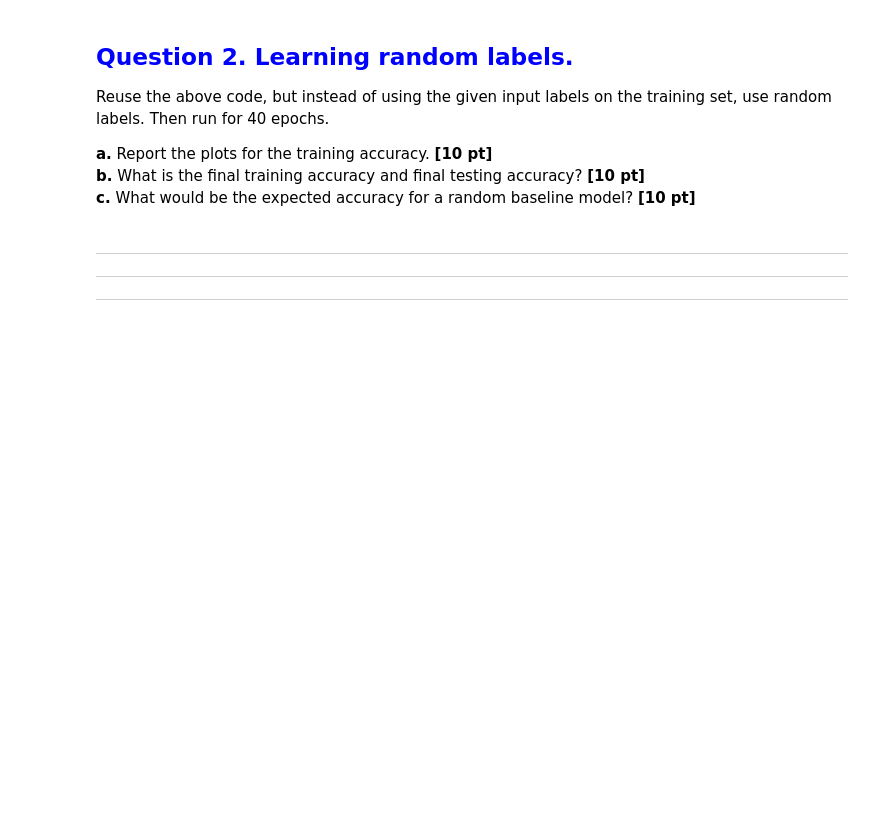
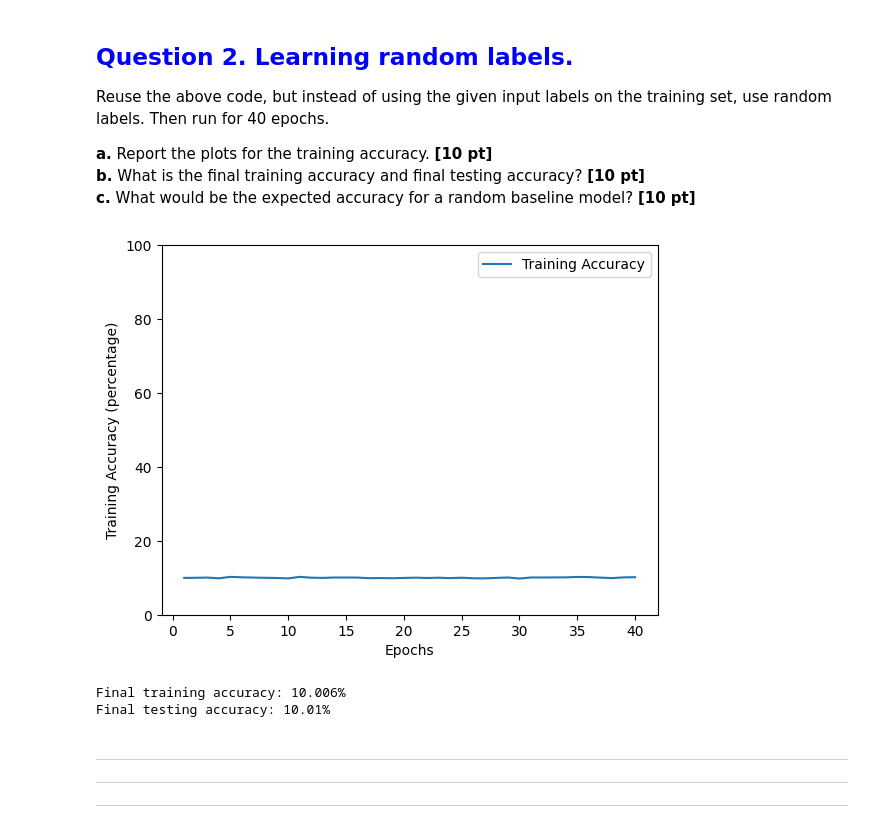
Before and after one commit to Toash/CS375-Assignments, a Jupyter notebook: cs375/assignment6_JUSTIN_HO.ipynb, the cells around one changed output. Cells and saved outputs as stored; diff of their text form; code cells hidden in the pictures; blank space fills up the shorter version.

```diff
--- a/cs375/assignment6_JUSTIN_HO.ipynb
+++ b/cs375/assignment6_JUSTIN_HO.ipynb
@@ -303,7 +297,7 @@ optimizer = optim.SGD(net.parameters(), lr=0.001, momentum=0.9)
 
 # a. plotting training accuracy per epoch
 train_accuracies = []
-epochs = 5
+epochs = 40
 
 # get labels
 training_labels = torch.tensor([])
@@ -321,49 +315,59 @@ for epoch in range(epochs):
         # dont need labels cause we using random ones
         inputs,_ = data
         random_labels = torch.randint(0,10,(4,))
+
         optimizer.zero_grad()
-
-        #net inputs is 4 tensors
-
-        # outputs represents probability for each class
         outputs = net(inputs)
-
         epoch_outputs = torch.cat([epoch_outputs,net(inputs)],dim=0)
 
         loss=criterion(outputs, random_labels)
         loss.backward()
         optimizer.step()
         epoch_training_loss += loss.item()
 
     # accuracy of epoch
     # indexes represent the classes that the model things is the correct one
     values, indexes = torch.max(epoch_outputs, 1)
 
     # predicted
-    #print(labels)
     epoch_correct_count += (indexes == training_labels).sum().item()
     train_accuracy = (epoch_correct_count / len(training_labels)) * 100
     train_accuracies.append(train_accuracy)
 
-    #train_accuracy = calculate_accuracy(net,trainloader)
-    #print(f'Training accuracy for epoch {epoch+1}: {train_accuracy}')
 
 # plot
 plt.plot(range(1, epochs+1), train_accuracies, label='Training Accuracy')
 plt.xlabel('Epochs')
 plt.ylabel('Training Accuracy (percentage)')
 plt.ylim(0,100)
 plt.legend()
 plt.show()
 
 # b.
 
+# loop through data in trainloader
+# get outputs from model
+def calculate_accuracy(model, dataloader):
+    correct_count = 0
+    for data in dataloader:
+        inputs,labels = data
+        outputs = net(inputs)
+        _, predicted = torch.max(outputs, 1)
+        correct_count += (predicted == labels).sum().item()
+
+    accuracy = (correct_count/len(dataloader.dataset))*100
+    return accuracy
+
 print(f'Final training accuracy: {calculate_accuracy(net,trainloader)}%')
 print(f'Final testing accuracy: {calculate_accuracy(net,testloader)}%')
 
 # c.
 
 # The expected accuracy for a random baseline model would be 10% since there are 10 classes in total.
+# %% [output]
+[figure, added]
+Final training accuracy: 10.006%
+Final testing accuracy: 10.01%
 # %%
 # For grader use only
 
```
Also changed, not shown: parts of 4 cells of this notebook, 1 other file.
